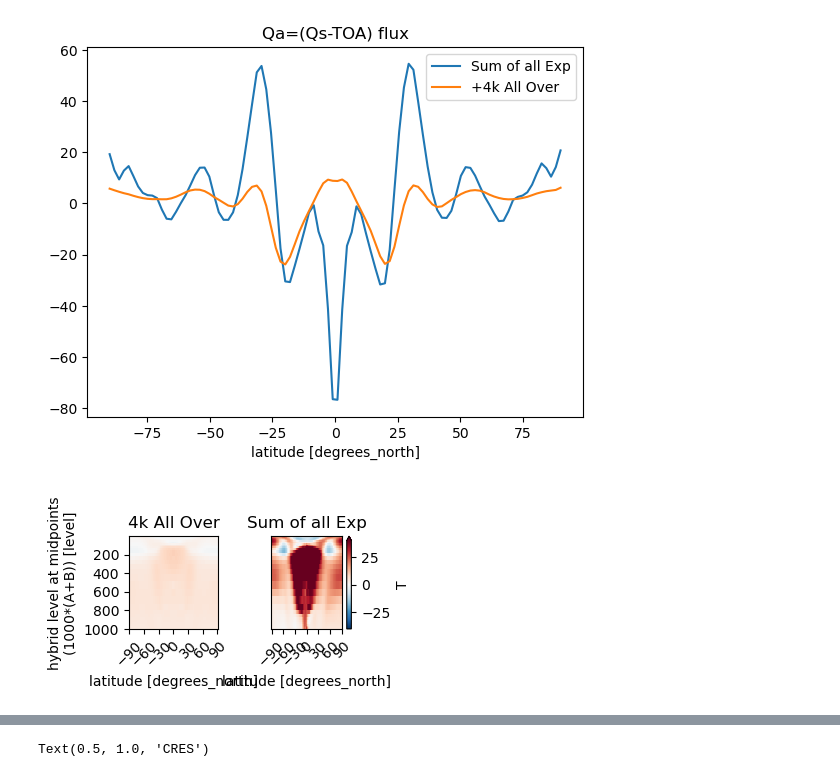
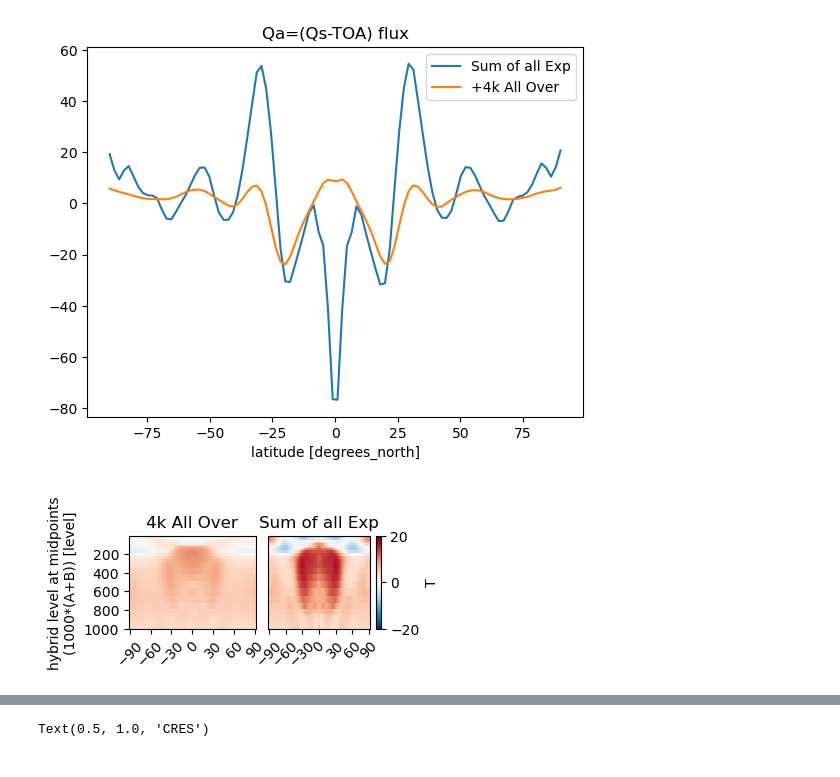
Before and after one commit to mailesasaki/cdds_sst_perturbations, a Jupyter notebook: Project_1_Linearity_test.ipynb, the cells around one changed output, grey strips where cells are left out. Cells and saved outputs as stored; diff of their text form; code cells hidden in the pictures.

```diff
--- a/Project_1_Linearity_test.ipynb
+++ b/Project_1_Linearity_test.ipynb
@@ -2027,47 +2056,53 @@ fig = plt.figure(figsize=(25, 20))
 grid = ImageGrid(fig,
                  111, # as in plt.subplot(111)
                  nrows_ncols=(nrow,ncol),
-                 axes_pad=0,
+                 axes_pad=1,
                  share_all=True,)
 
 #for i in range(1):
 #    for j in range(2):
 im = np.random.rand(28,28)
 gs = gridspec.GridSpec(14, 14)
-gs.update(wspace=0.6)
-vmax=40
-vmin=-40
+gs.update(wspace=0.1)
+vmax=20
+vmin=-20
+
+
+
+
+
 plt.subplot(gs[0,0])
 T_4k.plot(vmax=vmax, vmin=vmin,yincrease=False, cmap='RdBu_r',add_colorbar=False)
 #plt.yscale("log")
 plt.title('4k All Over')
 ax = pylab.gca()
 #plt.hlines(y=1000, xmin=-10, xmax=10, colors='black', linestyles='-', lw=5, label='Single Short Line')
 plt.xticks([-90, -60,-30,0,30,60,90])
 plt.yticks([1000, 800, 600,400,200])
 plt.xticks(rotation=45)
+plt.xlabel("")
 
 plt.subplot(gs[0,1])
 T_total.plot(vmax=vmax, vmin=vmin,yincrease=False, cmap='RdBu_r')
 #plt.yscale("log")
 plt.title('Sum of all Exp')
 ax = pylab.gca()
 ax.yaxis.set_visible(False)
 #plt.hlines(y=1000, xmin=-5, xmax=15, colors='black', linestyles='-', lw=5, label='Single Short Line')
 plt.xticks([-90, -60,-30,0,30,60,90])
 plt.xticks(rotation=45)
+plt.xlabel("")
 
 
 # Get the current axis
 ax = pylab.gca()
 # Set Y-axis visibility to False
-ax.yaxis.set_visible(False)
 
 #        plt.set_yticklabels([])
 
 #plt.tight_layout() # do not use this!!
 #plt.subplot(gs[0,6])
 #plt.colorbar()
 plt.show()
 # %% [output]
-[figure, old version]
+[figure, new version]
```
Also changed, not shown: parts of 13 cells of this notebook.
